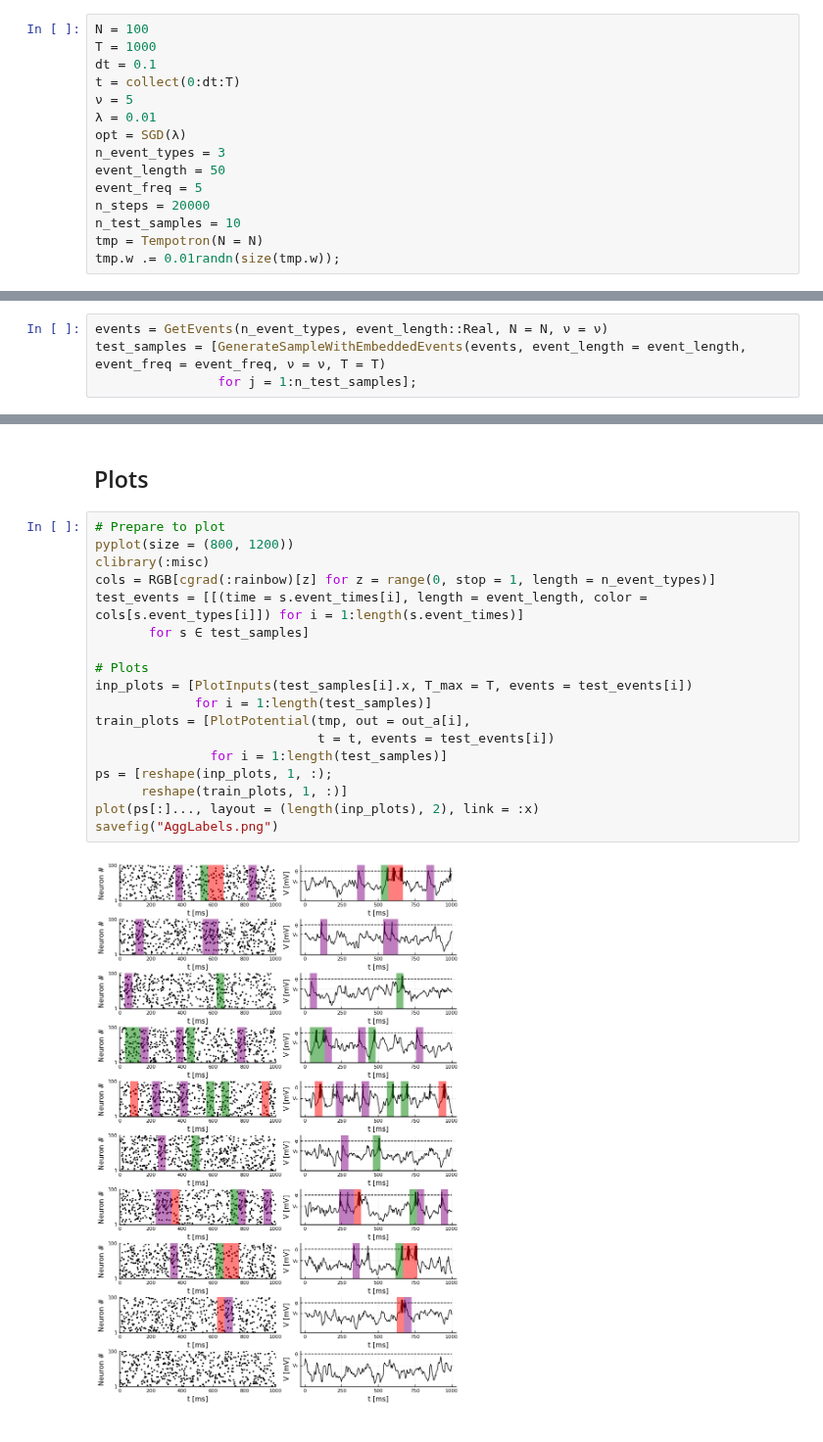
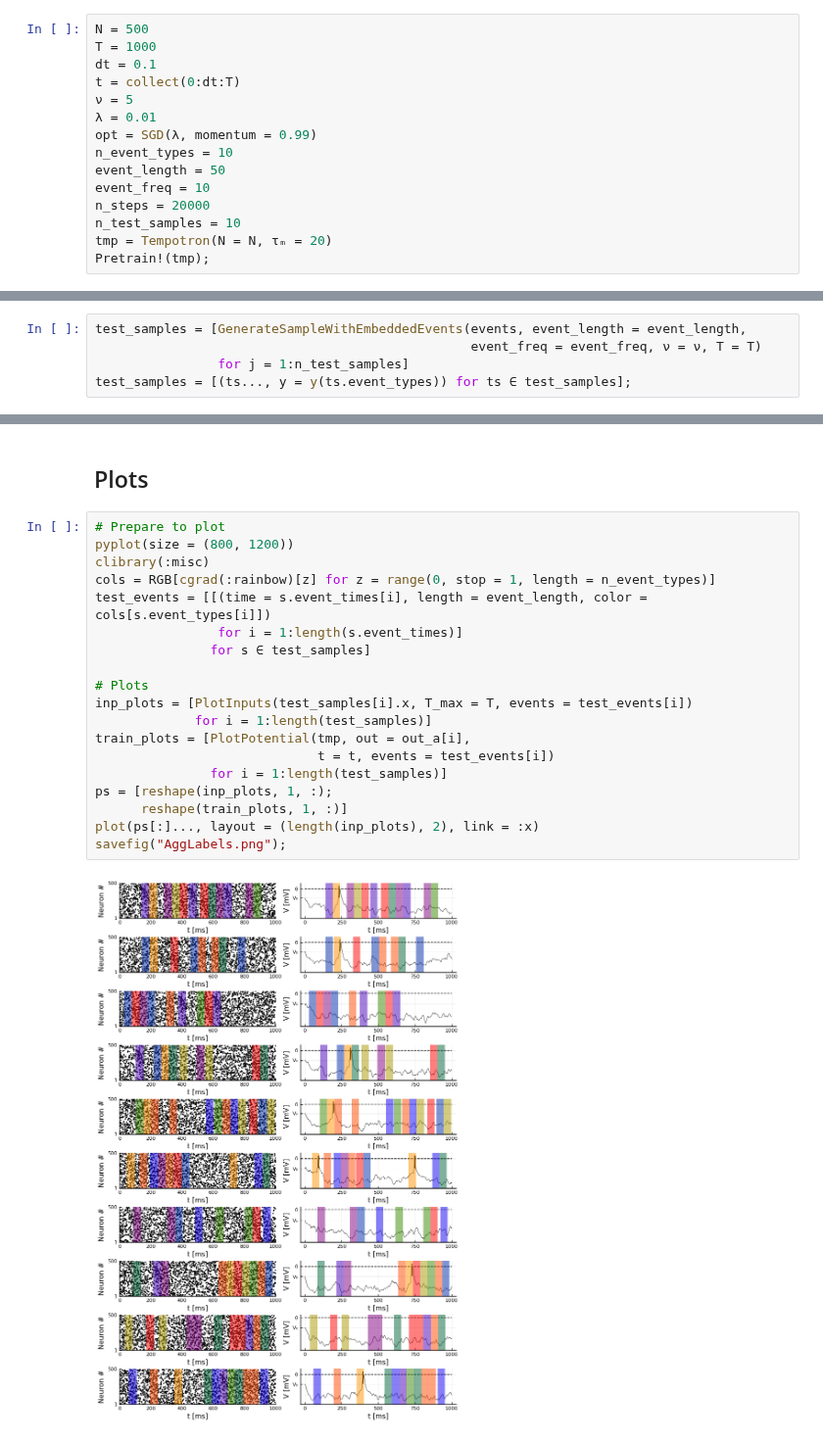
Before and after one commit to avivdotan/Tempotrons.jl, a Jupyter notebook: AggregateLabels.ipynb, the cells around one changed output, grey strips where cells are left out. Shown at 98% size. Cells and saved outputs as stored; diff of their text form.

```diff
--- a/AggregateLabels.ipynb
+++ b/AggregateLabels.ipynb
@@ -15,19 +14,19 @@ using Plots;
 # %% [markdown]
 ## Set parameters
 # %%
-N = 100
+N = 500
 T = 1000
 dt = 0.1
 t = collect(0:dt:T)
 ν = 5
 λ = 0.01
-opt = SGD(λ)
-n_event_types = 3
+opt = SGD(λ, momentum = 0.99)
+n_event_types = 10
 event_length = 50
-event_freq = 5
+event_freq = 10
 n_steps = 20000
 n_test_samples = 10
-tmp = Tempotron(N = N)
-tmp.w .= 0.01randn(size(tmp.w));
+tmp = Tempotron(N = N, τₘ = 20)
+Pretrain!(tmp);
 # %% [markdown]
 ## Generate input events
@@ -34,7 +46,8 @@ tmp.w .= 0.01randn(size(tmp.w));
 # %%
-events = GetEvents(n_event_types, event_length::Real, N = N, ν = ν)
-test_samples = [GenerateSampleWithEmbeddedEvents(events, event_length = event_length, event_freq = event_freq, ν = ν, T = T)
-                for j = 1:n_test_samples];
+test_samples = [GenerateSampleWithEmbeddedEvents(events, event_length = event_length,
+                                                 event_freq = event_freq, ν = ν, T = T)
+                for j = 1:n_test_samples]
+test_samples = [(ts..., y = y(ts.event_types)) for ts ∈ test_samples];
 # %% [markdown]
 ## Training
 # %%
@@ -51,20 +65,21 @@ out_a = [tmp(s.x, t = t).V for s ∈ test_samples];
 # %%
 # Prepare to plot
 pyplot(size = (800, 1200))
 clibrary(:misc)
 cols = RGB[cgrad(:rainbow)[z] for z = range(0, stop = 1, length = n_event_types)]
-test_events = [[(time = s.event_times[i], length = event_length, color = cols[s.event_types[i]]) for i = 1:length(s.event_times)]
-       for s ∈ test_samples]
+test_events = [[(time = s.event_times[i], length = event_length, color = cols[s.event_types[i]])
+                for i = 1:length(s.event_times)]
+               for s ∈ test_samples]
 
 # Plots
 inp_plots = [PlotInputs(test_samples[i].x, T_max = T, events = test_events[i])
              for i = 1:length(test_samples)]
 train_plots = [PlotPotential(tmp, out = out_a[i],
                              t = t, events = test_events[i])
                for i = 1:length(test_samples)]
 ps = [reshape(inp_plots, 1, :);
       reshape(train_plots, 1, :)]
 plot(ps[:]..., layout = (length(inp_plots), 2), link = :x)
-savefig("AggLabels.png")
+savefig("AggLabels.png");
 # %% [output]
-[figure, old version]
+[figure, new version]
```
Also changed, not shown: parts of 7 cells of this notebook, 1 other file.
